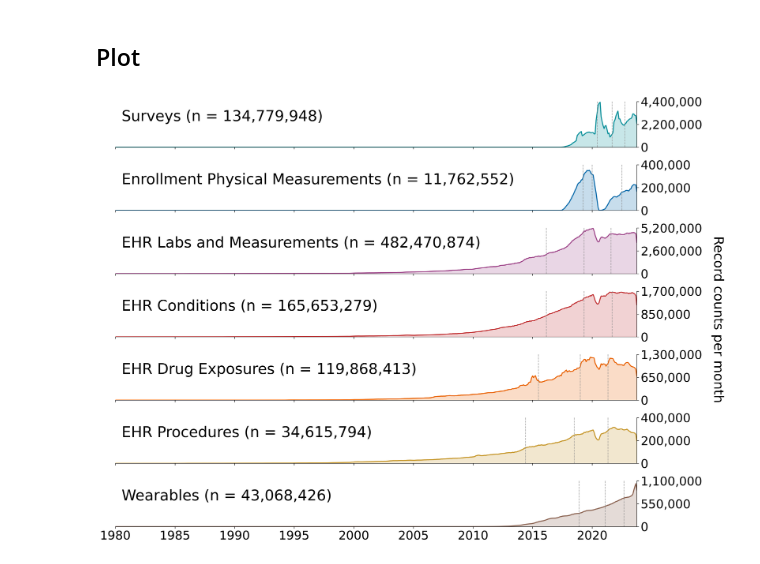
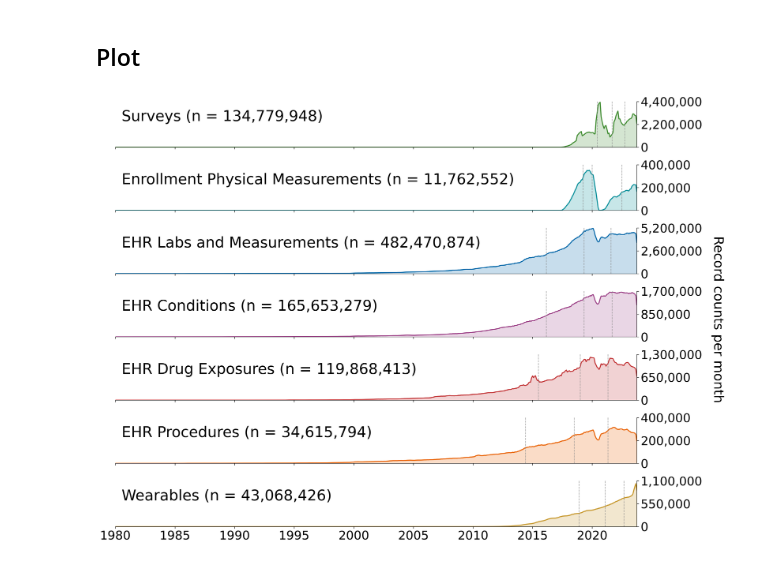
Before and after one commit to sbgoleva/Practical_considerations_in_all_of_us, a Jupyter notebook: Notebooks/01_query_data.ipynb, the cells around one changed output. Drawn from its saved outputs; the diff is of its cells as text; code cells hidden in the pictures.

```diff
--- a/Notebooks/01_query_data.ipynb
+++ b/Notebooks/01_query_data.ipynb
@@ -500,14 +503,24 @@ merged_months_df = (
 #     'wearable_count': '#F9DE8B'
 # }
 
+# color_dict = {
+#     'survey_count': '#028E99',
+#     'ppi_measurement_count': '#0168A9',
+#     'ehr_measurement_count': '#9E4589',
+#     'condition_count': '#C23537',
+#     'drug_count': '#E96301',
+#     'procedure_count': '#C59527',
+#     'wearable_count': '#885F4D'
+# }
+
 color_dict = {
-    'survey_count': '#028E99',
-    'ppi_measurement_count': '#0168A9',
-    'ehr_measurement_count': '#9E4589',
-    'condition_count': '#C23537',
-    'drug_count': '#E96301',
-    'procedure_count': '#C59527',
-    'wearable_count': '#885F4D'
+    'survey_count': '#3D8A2E',
+    'ppi_measurement_count': '#028E99',
+    'ehr_measurement_count': '#0168A9',
+    'condition_count': '#9E4589',
+    'drug_count': '#C23537',
+    'procedure_count': '#E96301',
+    'wearable_count': '#C59527'
 }
 
 pretty_names = {
@@ -649,34 +662,34 @@ for i, column in enumerate(columns_to_plot):
     )
 
     ax.tick_params(
         axis='x',
         labelsize=XTICK_SIZE
     )
 
     ax.spines["left"].set_visible(False)
     ax.grid(False)
     ax.set_ylabel("")
 
 # Shared axis formatting
 axes[-1].set_xlim(
     pd.to_datetime("1980-01-01"),
     pd.to_datetime("2023-10-01")
 )
 
 fig.text(
     0.985,
     0.5,
     "Record counts per month",
     rotation=-90,
     va="center",
     ha="center",
     fontsize=YLABEL_SIZE
 )
 
 plt.tight_layout(rect=(0, 0, 0.97, 1))
 plt.show()
 # %% [output]
-[figure, old version]
+[figure, new version]
 # %%
 ##save figure and table to bucket
 for ext in ["pdf", "png"]:
```
Also changed, not shown: parts of 3 cells of this notebook.
